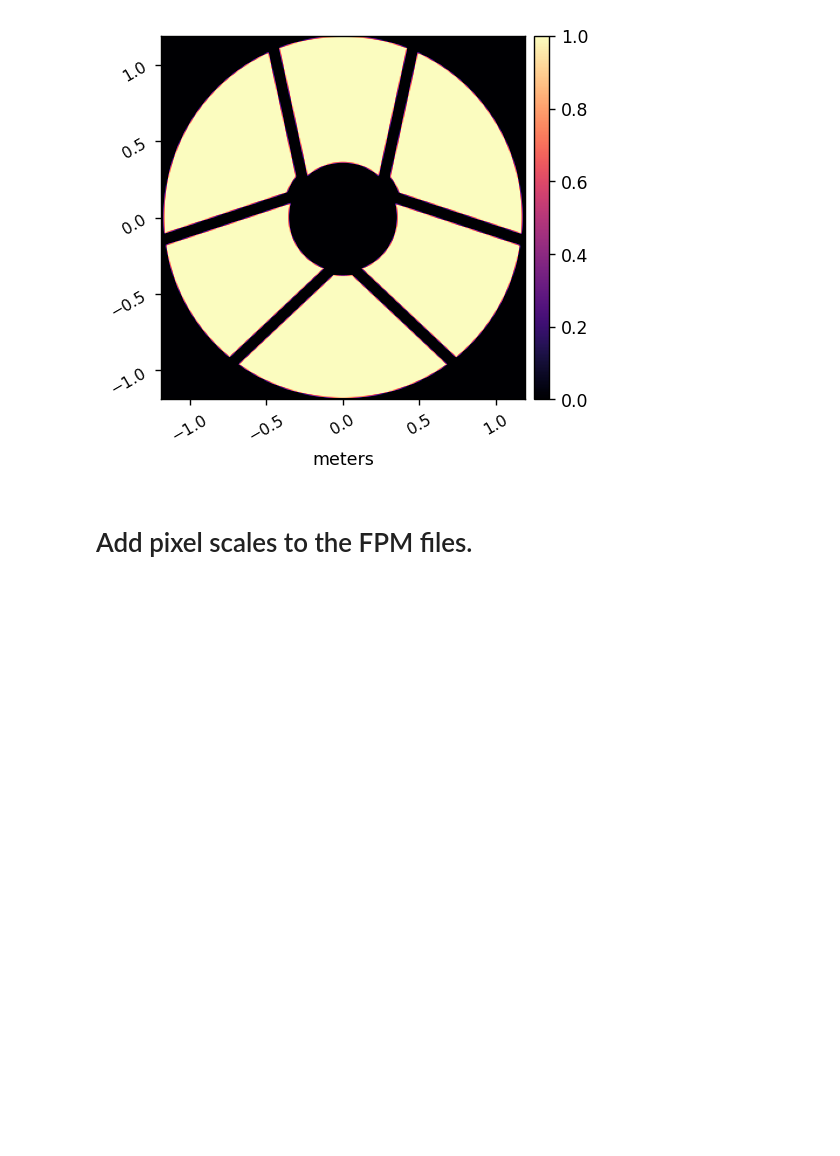
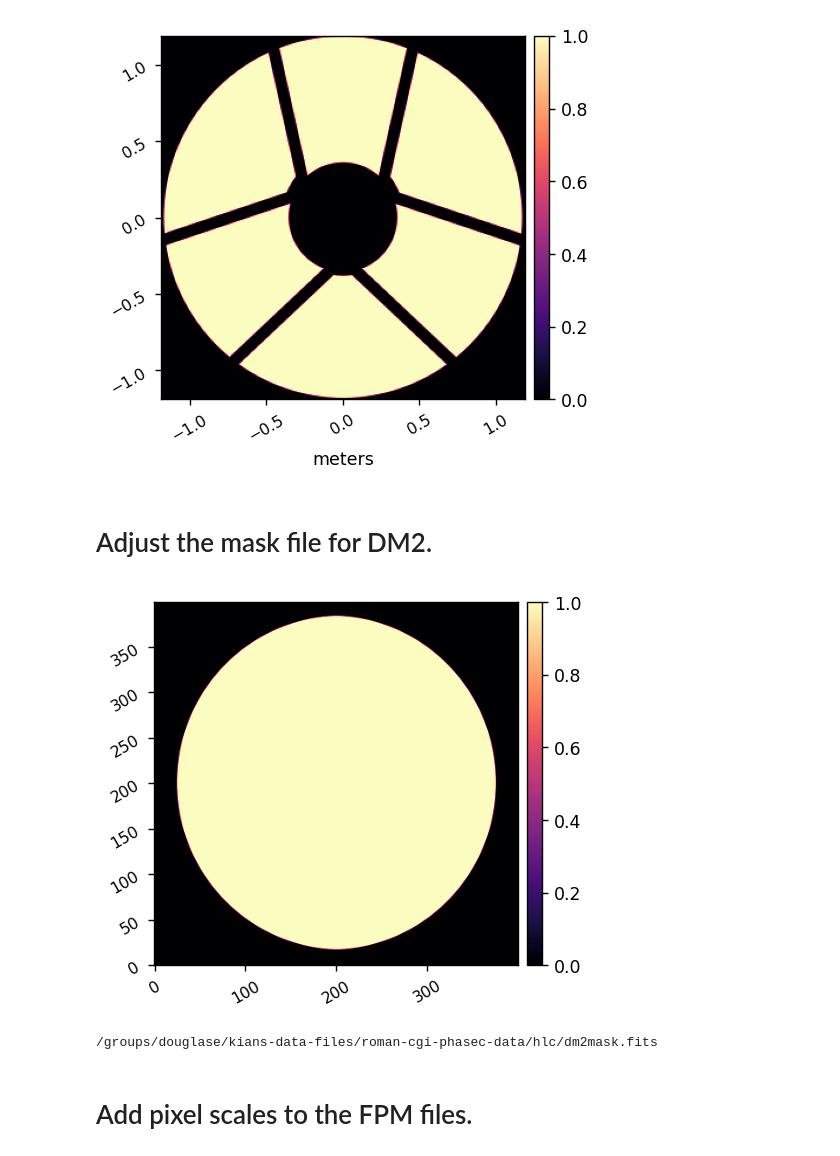
Before and after one commit to kian1377/roman-cgi-phasec-poppy, a Jupyter notebook: alter-fits-files/alter_phasec_hlc_fits_files.ipynb, the cells around one changed output. Drawn from its saved outputs; the diff is of its cells as text; code cells hidden in the pictures; blank space fills up the shorter version.

```diff
--- a/alter-fits-files/alter_phasec_hlc_fits_files.ipynb
+++ b/alter-fits-files/alter_phasec_hlc_fits_files.ipynb
@@ -50,6 +50,26 @@ for fname in pupil_fnames:
 /groups/douglase/kians-data-files/roman-cgi-phasec-data/hlc/pupil_rotated.fits
 0.007647618122977346 m / pix (311, 311)
 [figure]
+# %% [markdown]
+# Adjust the mask file for DM2.
+# %%
+fname = 'dm2mask.fits'
+
+dm2mask = fits.open(hlcdir_old/fname)
+dm2_mask = dm2mask[0].data
+dm2mask.close()
+
+misc.myimshow(dm2_mask)
+
+hdr = fits.Header()
+# hdr['PIXELSCL'] = 0.000149838439214385
+hdr['PIXELSCL'] = 0.00014935510078279346
+dm2mask_new = fits.PrimaryHDU(data=dm2_mask, header=hdr)
+dm2mask_new.writeto(hlcdir/fname, overwrite=True)
+print(hlcdir/fname)
+# %% [output]
+[figure, added]
+/groups/douglase/kians-data-files/roman-cgi-phasec-data/hlc/dm2mask.fits
 # %% [markdown]
 # Add pixel scales to the FPM files.
 # %%
```
Also changed, not shown: 4 other files.
